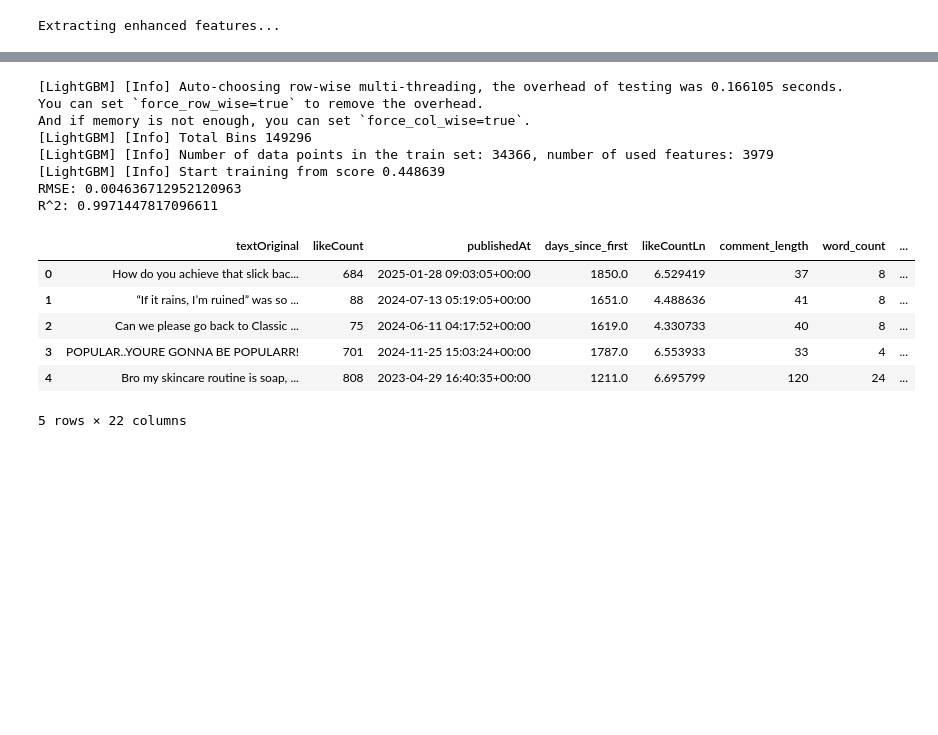
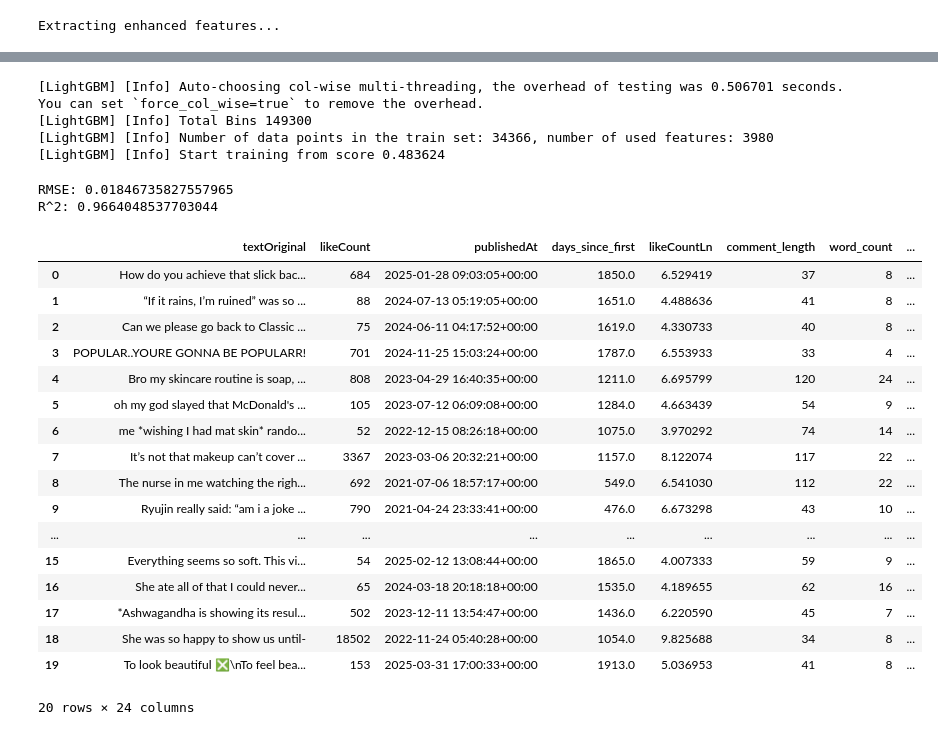
Before and after one commit to wche0224/GPTWarriors_FirstSubmission_Datathon2025, a Jupyter notebook: commentWeiXuan.ipynb, the cells around one changed output, grey strips where cells are left out. Saved outputs shown, nothing was run; the diff lists cells and outputs as text; code cells hidden in the pictures; blank space fills up the shorter version.

Commit message:
spam detection + categorizer

```diff
--- a/commentWeiXuan.ipynb
+++ b/commentWeiXuan.ipynb
@@ -109,5 +179,8 @@ Extracting enhanced features...
 # %%
 def calculate_quality_score(row):
+
+    relevance_score = 0.8 if row['beauty_category'] != 'other' else 0.2
+
     max_likes = total_df['likeCount'].max()
     engagement_score = min(row['likeCount'] / (max_likes * 0.1), 1.0)  # Cap at reasonable level
 
@@ -131,6 +204,8 @@ def calculate_quality_score(row):
         interaction_score -= 0.1  # URLs might be promotional
     interaction_score = min(interaction_score, 1.0)  # Cap at 1.0
 
+    spam_penalty = 1 - row['spam_probability']
+
     # Expressiveness (appropriate use of punctuation shows engagement)
     if 1 <= row['exclamation_count'] <= 3:
         express_score = 1.0
@@ -141,21 +216,15 @@ def calculate_quality_score(row):
     else:
         express_score = 0.6  # Neutral
 
-    # Caps penalty (excessive caps indicate shouting/spam)
-    caps_penalty = 1.0
-    if row['caps_ratio'] > 0.5:  # More than 50% caps
-        caps_penalty = 0.3
-    elif row['caps_ratio'] > 0.3:  # More than 30% caps
-        caps_penalty = 0.7
-
     # Weighted combination
     quality_score = (
-        engagement_score * 0.35 +
-        sentiment_score * 0.25 +
+        relevance_score * 0.25 +
+        engagement_score * 0.20 +
+        sentiment_score * 0.20 +
         length_score * 0.15 +
-        interaction_score * 0.15 +
+        interaction_score * 0.10 +
         express_score * 0.1
-    ) * caps_penalty  # Apply caps penalty
+    ) * spam_penalty  # Apply caps penalty
 
     return round(quality_score, 3)
 
@@ -185,7 +254,8 @@ from sklearn.metrics import root_mean_squared_error, r2_score
 enhanced_features = [
     'days_since_first', 'comment_length', 'word_count', 'has_mention',
     'has_hashtag', 'exclamation_count', 'question_count', 'caps_ratio',
-    'sentiment_compound', 'sentiment_positive', 'sentiment_negative', 'likeCountLn'
+    'sentiment_compound', 'sentiment_positive', 'sentiment_negative',
+    'spam_probability','likeCountLn'
 ]
 
 X = total_df[["textOriginal"] + enhanced_features] #feature
@@ -228,24 +298,34 @@ total_df["pred"] = pipe.predict(X)
 total_df["pred_quality_score"] = pipe.predict(X)
 total_df["pred_quality_tier"] = total_df["pred_quality_score"].apply(assign_quality_tier)
 # %% [output]
-[LightGBM] [Info] Auto-choosing row-wise multi-threading, the overhead of testing was 0.166105 seconds.
-You can set `force_row_wise=true` to remove the overhead.
-And if memory is not enough, you can set `force_col_wise=true`.
-[LightGBM] [Info] Total Bins 149296
-[LightGBM] [Info] Number of data points in the train set: 34366, number of used features: 3979
-[LightGBM] [Info] Start training from score 0.448639
-RMSE: 0.004636712952120963
-R^2: 0.9971447817096611
+[LightGBM] [Info] Auto-choosing col-wise multi-threading, the overhead of testing was 0.506701 seconds.
+You can set `force_col_wise=true` to remove the overhead.
+[LightGBM] [Info] Total Bins 149300
+[LightGBM] [Info] Number of data points in the train set: 34366, number of used features: 3980
+[LightGBM] [Info] Start training from score 0.483624
+RMSE: 0.01846735827557965
+R^2: 0.9664048537703044
 # %%
-total_df.head()
+total_df.head(20)
 # %% [output]
 |  | textOriginal | likeCount | publishedAt | days_since_first | likeCountLn | comment_length | word_count | ... |
 | 0 | How do you achieve that slick bac... | 684 | 2025-01-28 09:03:05+00:00 | 1850.0 | 6.529419 | 37 | 8 | ... |
 | 1 | “If it rains, I’m ruined” was so ... | 88 | 2024-07-13 05:19:05+00:00 | 1651.0 | 4.488636 | 41 | 8 | ... |
 | 2 | Can we please go back to Classic ... | 75 | 2024-06-11 04:17:52+00:00 | 1619.0 | 4.330733 | 40 | 8 | ... |
 | 3 | POPULAR..YOURE GONNA BE POPULARR! | 701 | 2024-11-25 15:03:24+00:00 | 1787.0 | 6.553933 | 33 | 4 | ... |
 | 4 | Bro my skincare routine is soap, ... | 808 | 2023-04-29 16:40:35+00:00 | 1211.0 | 6.695799 | 120 | 24 | ... |
+| 5 | oh my god slayed that McDonald's ... | 105 | 2023-07-12 06:09:08+00:00 | 1284.0 | 4.663439 | 54 | 9 | ... |
+| 6 | me *wishing I had mat skin* rando... | 52 | 2022-12-15 08:26:18+00:00 | 1075.0 | 3.970292 | 74 | 14 | ... |
+| 7 | It’s not that makeup can’t cover ... | 3367 | 2023-03-06 20:32:21+00:00 | 1157.0 | 8.122074 | 117 | 22 | ... |
+| 8 | The nurse in me watching the righ... | 692 | 2021-07-06 18:57:17+00:00 | 549.0 | 6.541030 | 112 | 22 | ... |
+| 9 | Ryujin really said: “am i a joke ... | 790 | 2021-04-24 23:33:41+00:00 | 476.0 | 6.673298 | 43 | 10 | ... |
+| ... | ... | ... | ... | ... | ... | ... | ... | ... |
+| 15 | Everything seems so soft. This vi... | 54 | 2025-02-12 13:08:44+00:00 | 1865.0 | 4.007333 | 59 | 9 | ... |
+| 16 | She ate all of that I could never... | 65 | 2024-03-18 20:18:18+00:00 | 1535.0 | 4.189655 | 62 | 16 | ... |
+| 17 | *Ashwagandha is showing its resul... | 502 | 2023-12-11 13:54:47+00:00 | 1436.0 | 6.220590 | 45 | 7 | ... |
+| 18 | She was so happy to show us until- | 18502 | 2022-11-24 05:40:28+00:00 | 1054.0 | 9.825688 | 34 | 8 | ... |
+| 19 | To look beautiful ❎️\nTo feel bea... | 153 | 2025-03-31 17:00:33+00:00 | 1913.0 | 5.036953 | 41 | 8 | ... |
-5 rows × 22 columns
+20 rows × 24 columns
 # %%
 feature_names = pipe.named_steps['pre'].get_feature_names_out()
 importances = pipe.named_steps['model'] .feature_importances_
```
Also changed, not shown: parts of 4 cells of this notebook.
